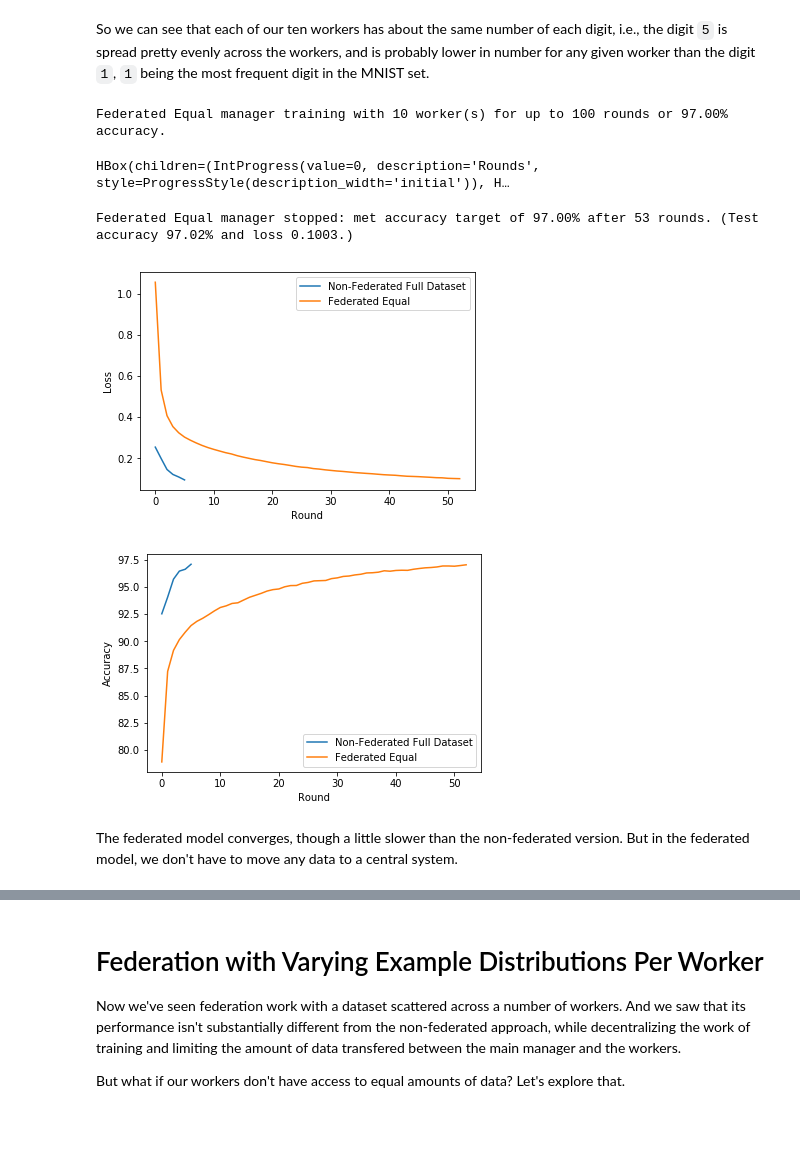
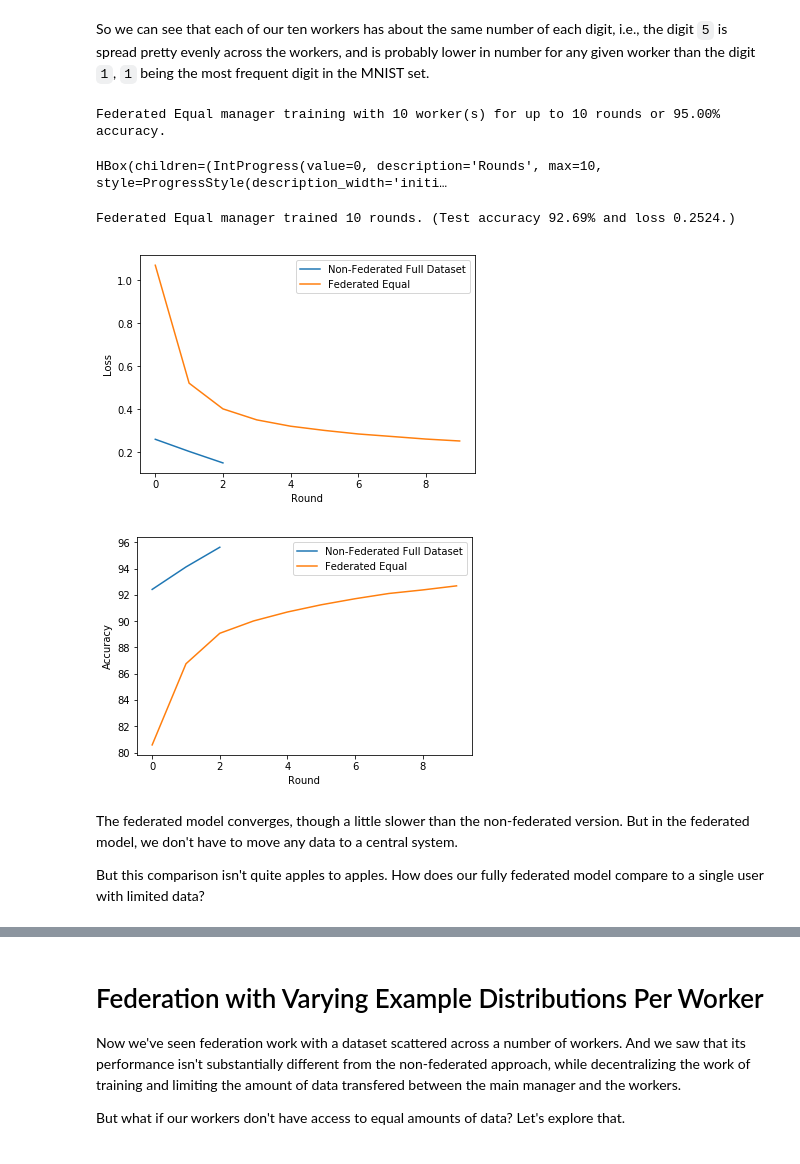
Before and after one commit to rmicallef/bfpytorch, a Jupyter notebook: MNIST-Fed-Part1.ipynb, the cells around one changed output, grey strips where cells are left out. Cells and saved outputs as stored; diff of their text form; code cells hidden in the pictures; blank space fills up the shorter version.

```diff
--- a/MNIST-Fed-Part1.ipynb
+++ b/MNIST-Fed-Part1.ipynb
@@ -307,4 +511,5 @@ HBox(children=(IntProgress(value=0, description='Tabulating datasets', max=1, st
 # %%
-nonfed_six_mgr = make_manager('Non-Federated Sixes Biased 0.15', [nonfed_six_dl], test_dset)
-run_manager(nonfed_six_mgr, default_n_rounds, default_target_acc)
+nonfed_four_mgr = make_mgr('Non-Federated Fours Biased 0.25', [nonfed_four_dl], test_dset)
+
+run_mgr(nonfed_four_mgr, default_n_rounds, default_target_acc)
 # %% [output]
@@ -319,4 +530,5 @@ plot_mgr([nonfed_mgr, nonfed_six_mgr])
 # %%
-nonfed_subset_mgr = make_manager('Non-Federated Subset Unbiased', fm.make_fed_dloaders(train_dset, p=0.0)[6], test_dset)
-run_manager(nonfed_subset_mgr, default_n_rounds, default_target_acc)
+#nonfed_subset_mgr = eval_new_mgr('Non-Federated Subset Unbiased', make_fed_dloaders(train_dset, p=0.0)[4], test_dset)
+nonfed_subset_mgr = make_mgr('Non-Federated Subset Unbiased', make_fed_dloaders(train_dset, p=0.0)[4], test_dset)
+run_mgr(nonfed_subset_mgr, default_n_rounds, default_target_acc)
 # %% [output]
@@ -343,5 +555,10 @@ Our pytorch implementation will create a set of ten training `DataLoader`s, one
 # %%
-fed_equal_dls = fm.make_fed_dloaders(train_dset)
+def check_dsets(dsets):
+    for dset in dsets:
+        _, y = consume_dataset(dset)
+        print(Counter(y.numpy()))
 
-fm.check_dsets([dl.dataset for dl in fed_equal_dls])
+fed_equal_dls = make_fed_dloaders(train_dset)
+
+check_dsets([dl.dataset for dl in fed_equal_dls])
 # %% [output]
@@ -363,17 +580,19 @@ HBox(children=(IntProgress(value=0, description='Tabulating datasets', max=10, s
 # %% [markdown]
 So we can see that each of our ten workers has about the same number of each digit, i.e., the digit `5` is spread pretty evenly across the workers, and is probably lower in number for any given worker than the digit `1`, `1` being the most frequent digit in the MNIST set.
 # %%
-fed_equal_mgr = make_manager('Federated Equal', fed_equal_dls, test_dset)
+fed_equal_mgr = make_mgr('Federated Equal', fed_equal_dls, test_dset)
 
-run_manager(fed_equal_mgr, default_n_rounds, default_target_acc)
+run_mgr(fed_equal_mgr, default_n_rounds, default_target_acc)
 # %% [output]
-Federated Equal manager training with 10 worker(s) for up to 100 rounds or 97.00% accuracy.
+Federated Equal manager training with 10 worker(s) for up to 10 rounds or 95.00% accuracy.
-HBox(children=(IntProgress(value=0, description='Rounds', style=ProgressStyle(description_width='initial')), H…
+HBox(children=(IntProgress(value=0, description='Rounds', max=10, style=ProgressStyle(description_width='initi…
-Federated Equal manager stopped: met accuracy target of 97.00% after 53 rounds. (Test accuracy 97.02% and loss 0.1003.)
+Federated Equal manager trained 10 rounds. (Test accuracy 92.69% and loss 0.2524.)
 # %%
-plot_mgr([nonfed_mgr, fed_equal_mgr])
+plot_mgr([nonfed_alldata_mgr, fed_equal_mgr])
 # %% [output]
-[figure, old version]
+[figure, new version]
-[figure, old version]
+[figure, new version]
 # %% [markdown]
 The federated model converges, though a little slower than the non-federated version. But in the federated model, we don't have to move any data to a central system.
+
+But this comparison isn't quite apples to apples. How does our fully federated model compare to a single user with limited data?
```
Also changed, not shown: parts of 88 cells of this notebook.
